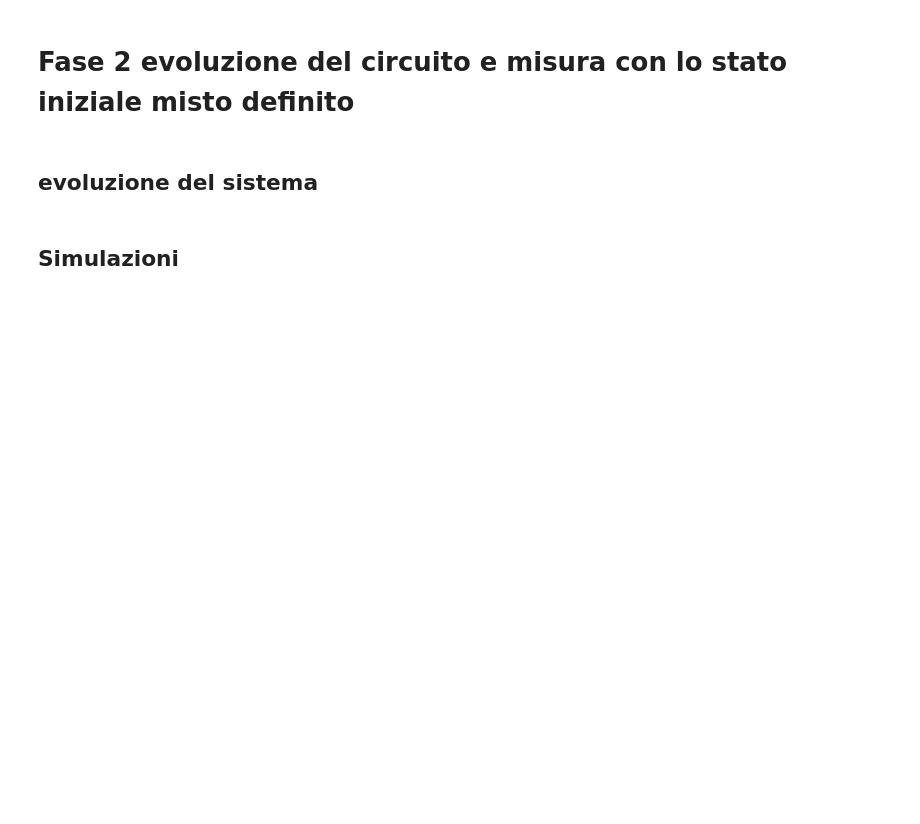
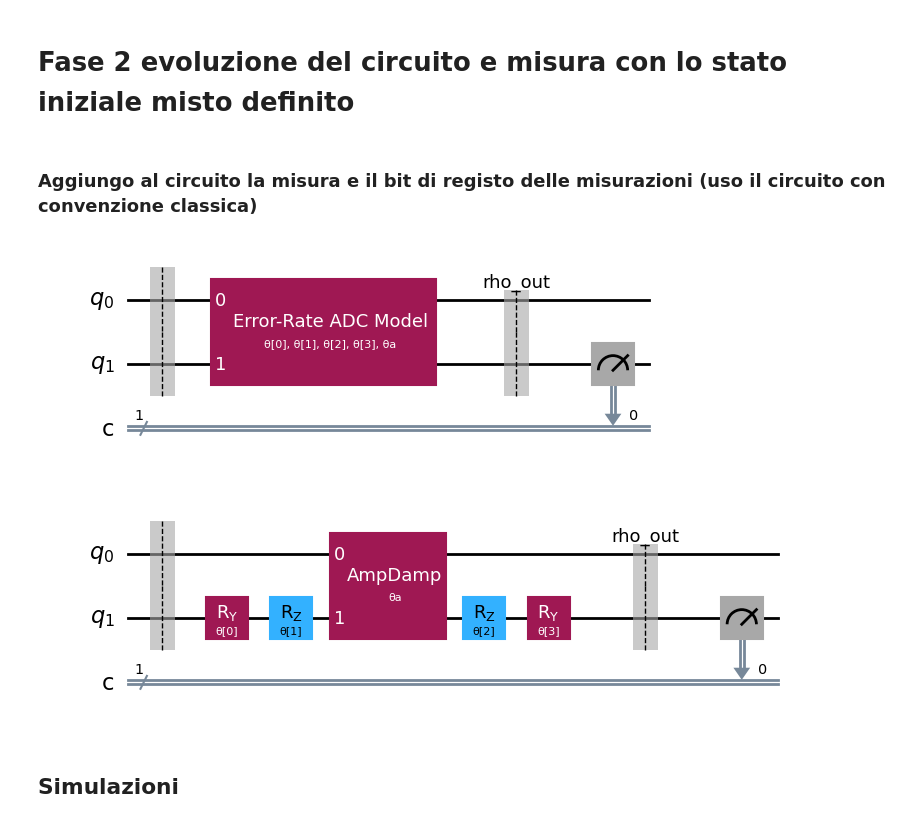
Before and after one commit to remgabryldel/quantum-amplitude-damping-channel, a Jupyter notebook: q-a-d.ipynb, the cells around one changed output. Cells and saved outputs as stored; diff of their text form; code cells hidden in the pictures; blank space fills up the shorter version.

```diff
--- a/q-a-d.ipynb
+++ b/q-a-d.ipynb
@@ -511,7 +509,59 @@ Probabilità di misura in |0⟩: 0.5224
 Probabilità di misura in |1⟩: 0.4776
 # %% [markdown]
 # Fase 2 evoluzione del circuito e misura con lo stato iniziale misto definito
-# %% [markdown]
-## evoluzione del sistema
+# %% [markdown]
+### Aggiungo al circuito la misura e il bit di registo delle misurazioni (uso il circuito con convenzione classica)
+# %%
+def circuitERADC_parametrized_measure(alpha,thetas,noise):
+    """
+    Costruisce un circuito quantistico a 2 qubit per simulare un modello
+    di amplitude damping (ERADC), partendo da uno stato misto iniziale,
+    e con parametri simbolici per le rotazioni e il rumore.
+
+    Parametri:
+        alpha (float): parametro di mescolanza per lo stato iniziale del sistema
+                ρ_sis = (1 - α)|0⟩⟨0| + α|1⟩⟨1| ! Deve essere istanziato non puo essere parametrico
+
+        thetas (ParameterVector): vettore di 4 parametri per le rotazioni del sistema
+        noise (Parameter): parametro simbolico per l’intensità del rumore (amplitude damping)
+
+    Restituisce:
+        QuantumCircuit: circuito parametrico con stato iniziale misto e misura
+    """
+    # Crea lo stato iniziale a 2 qubit (sistema + ambiente), con il sistema in stato misto
+    rho_in = initial_mixed_state_real_density_matrix(alpha)
+
+    # Crea un circuito quantistico con 2 qubit e 1 bit classico per la misura
+    ERADC_mea = QuantumCircuit(2, 1, name= "ERADC with measure")
+
+    # Imposta lo stato iniziale del circuito come matrice densità (solo su AerSimulator)
+    ERADC_mea.set_density_matrix(rho_in)
+
+    # Applica il blocco ERADC parametrico sul sistema (qubit 0) e ambiente (qubit 1)
+    ERADC_mea.append(build_parametrized_eradc(thetas,noise), [0,1])
+
+    # Salva la matrice densità finale (dopo l’evoluzione e prima della misura)
+    ERADC_mea.save_density_matrix(label = "rho_out")
+
+    # Misura il qubit sis
+    ERADC_mea.measure(1,0)
+
+    return ERADC_mea
+
+alpha = 0.3
+
+# vettore di parametri theta per ogni matrice rotazione
+thetas = ParameterVector("θ", 4)
+
+# parametro per amplitude damping
+noise = Parameter('θa')
+
+example = circuitERADC_parametrized_measure(alpha, thetas, noise)
+
+display(example.draw("mpl"))
+display(example.decompose().draw("mpl"))
+# %% [output]
+[figure, added]
+[figure, added]
 # %% [markdown]
 ## Simulazioni
```
Also changed, not shown: parts of 8 cells of this notebook.
